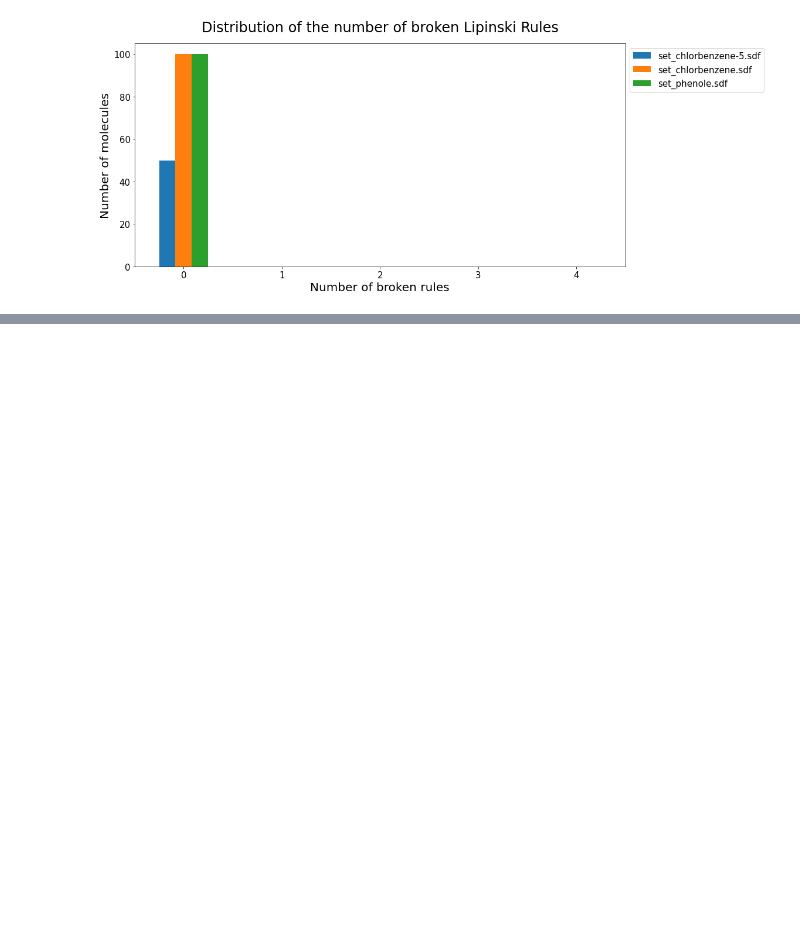
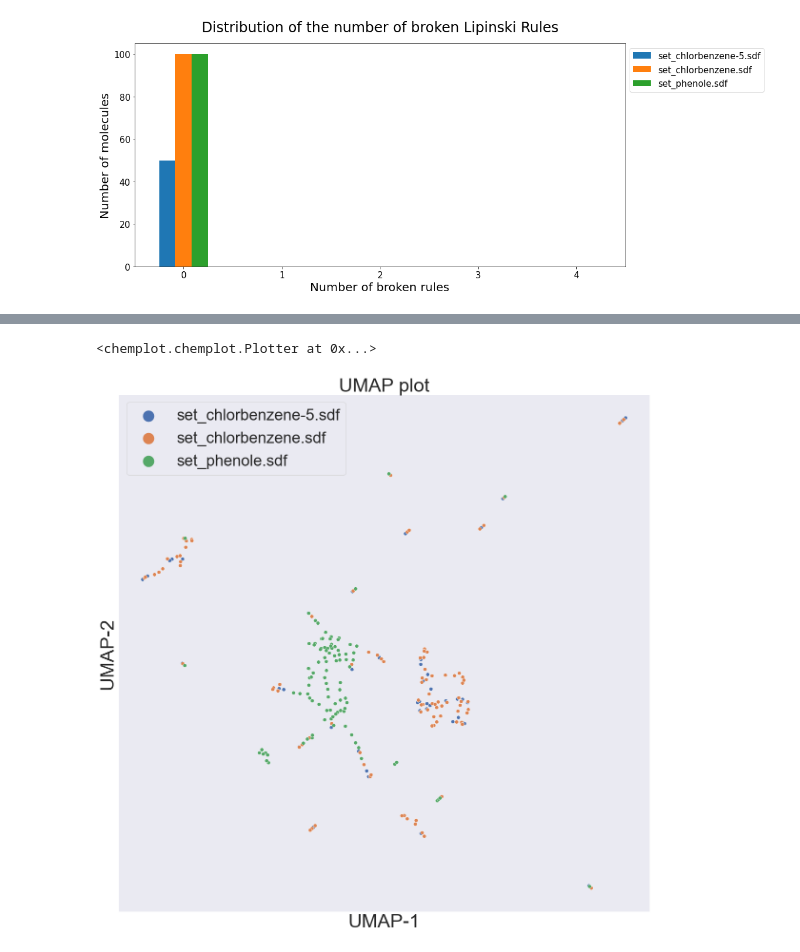
Before and after one commit to Steinbeck-Lab/ChemIcal-DatasEt-comparatoR, a Jupyter notebook: Workflow/CIDER_Workflow.ipynb, the cells around one changed output, grey strips where cells are left out. Drawn from its saved outputs; the diff is of its cells as text; code cells hidden in the pictures; blank space fills up the shorter version.

```diff
--- a/Workflow/CIDER_Workflow.ipynb
+++ b/Workflow/CIDER_Workflow.ipynb
@@ -304,0 +252,5 @@ cider.chemical_space_visualization(testdict, fp_bits = 1024, dimension_reduction
+# %%
+cider.chemical_space_visualization(testdict, dimension_reduction = 'umap', interactive = False, fp_bits = 1024, fp_radius = 2)
+# %% [output]
+<chemplot.chemplot.Plotter at 0x...>
+[figure, added]
```
Also changed, not shown: parts of 17 cells of this notebook, 1 other file.
